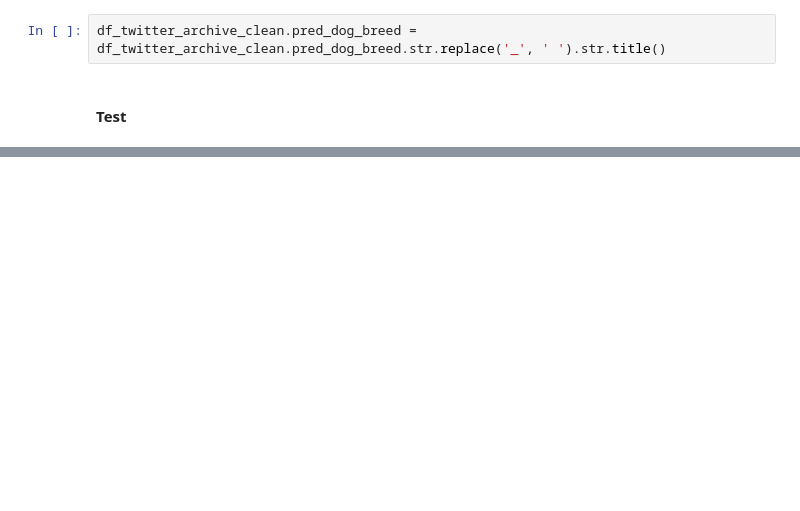
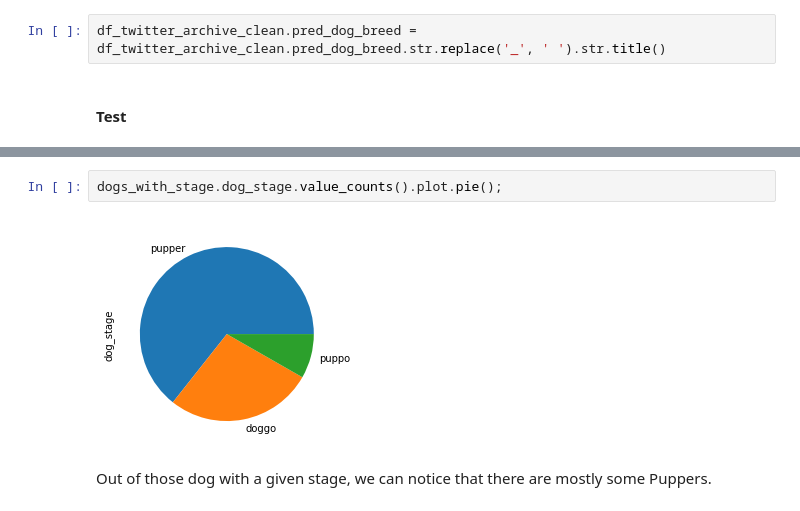
Before and after one commit to Simonmaignan/udacity-data-analysis, a Jupyter notebook: project-wrangle-tweets/wrangle_act.ipynb, the cells around one changed output, grey strips where cells are left out. Saved outputs shown, nothing was run; the diff lists cells and outputs as text; blank space fills up the shorter version.

```diff
--- a/project-wrangle-tweets/wrangle_act.ipynb
+++ b/project-wrangle-tweets/wrangle_act.ipynb
@@ -845,0 +932,6 @@ Name: pred_dog_breed, Length: 378, dtype: int64
+# %%
+dogs_with_stage.dog_stage.value_counts().plot.pie();
+# %% [output]
+[figure, added]
+# %% [markdown]
+Out of those dog with a given stage, we can notice that there are mostly some Puppers.
```
Also changed, not shown: parts of 24 cells of this notebook.
